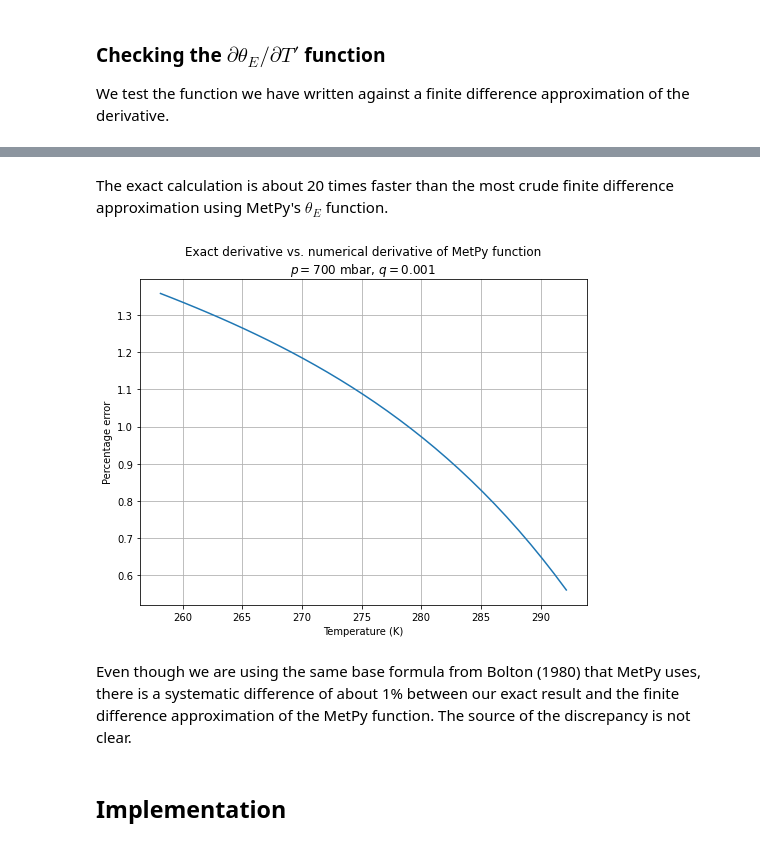
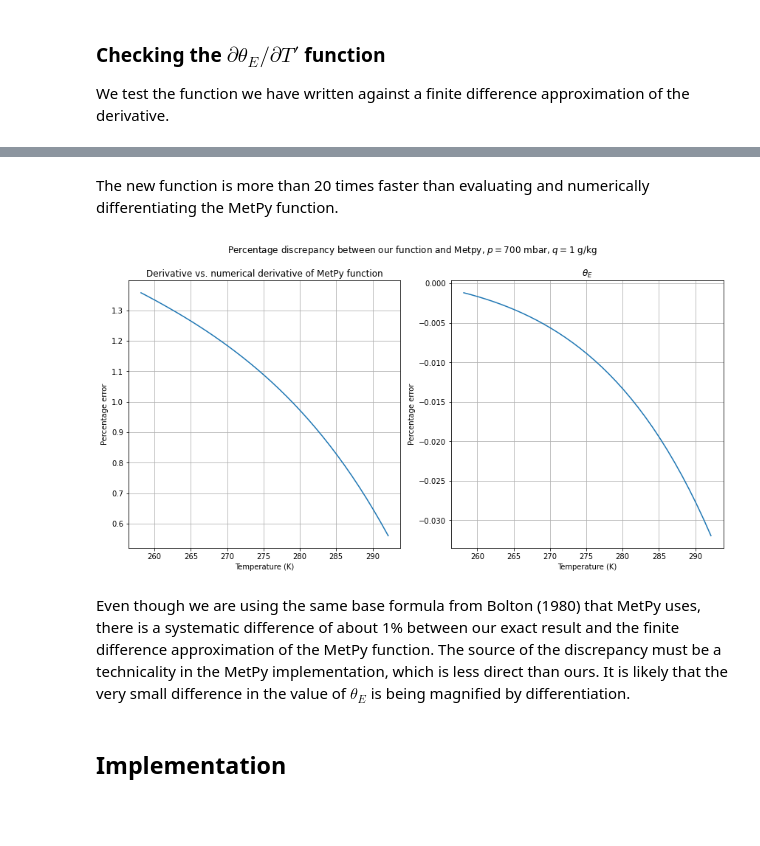
Before and after one commit to tschanzer/taste-of-research-21T3, a Jupyter notebook: notebooks/20211011_adiabat_switching/20211011_adiabat_switching.ipynb, the cells around one changed output, grey strips where cells are left out. Drawn from its saved outputs; the diff is of its cells as text; code cells hidden in the pictures; blank space fills up the shorter version.

```diff
--- a/notebooks/20211011_adiabat_switching/20211011_adiabat_switching.ipynb
+++ b/notebooks/20211011_adiabat_switching/20211011_adiabat_switching.ipynb
@@ -174,10 +182,15 @@ def theta_e_prime(p, Tk, q):
 
 We test the function we have written against a finite difference approximation of the derivative.
 # %%
-def thetae(T):
+def theta_e_metpy(T, p, q):
     dewpoint = mpcalc.dewpoint_from_specific_humidity(
-        700*units.mbar, T*units.kelvin, 1e-3)
+        p, T*units.kelvin, q)
     return mpcalc.equivalent_potential_temperature(
-        700*units.mbar, T*units.kelvin, dewpoint).m_as(units.kelvin)
+        p, T*units.kelvin, dewpoint).m_as(units.kelvin)
 
 temperature = np.arange(-15+273.15, 20+273.15)
+pressure = np.ones(temperature.size)*700*units.mbar
+specific_humidity = np.ones(temperature.size)*1e-3*units.dimensionless
+# %%
+%%time
+value_metpy = theta_e_metpy(temperature, pressure, specific_humidity)
@@ -184,7 +200,6 @@ temperature = np.arange(-15+273.15, 20+273.15)
 # %%
 %%time
-diff_metpy = np.array([
-    derivative(thetae, T, dx=0.1, order=3)
-    for T in temperature
-])
+diff_metpy = derivative(
+    theta_e_metpy, temperature, args=(pressure, specific_humidity),
+    dx=0.1, order=3)
 # %% [output]
@@ -201,0 +208,4 @@ Wall time: 22.1 ms
+# %%
+%%time
+value_new, diff_new = theta_e(
+    pressure, temperature*units.kelvin, specific_humidity, prime=True)
@@ -202,20 +215,31 @@ Wall time: 22.1 ms
 # %% [markdown]
-The exact calculation is about 20 times faster than the most crude finite difference approximation using MetPy's $\theta_E$ function.
+The new function is more than 20 times faster than evaluating and numerically differentiating the MetPy function.
 # %%
-fig = plt.figure(figsize=(8,6))
-ax = fig.add_subplot(111)
-ax.plot(temperature, (diff_metpy - diff_new_exact)/diff_metpy*100)
+fig = plt.figure(figsize=(12,6))
+ax = fig.add_subplot(121)
+ax.plot(temperature, (diff_metpy - diff_new)/diff_metpy*100)
 ax.grid()
 ax.set(
     xlabel='Temperature (K)',
     ylabel='Percentage error',
-    title=r'Exact derivative vs. numerical derivative of MetPy function'
-        '\n$p = 700$ mbar, $q = 0.001$')
+    title=r'Derivative vs. numerical derivative of MetPy function')
+
+ax = fig.add_subplot(122)
+ax.plot(temperature, (value_metpy - value_new)/value_metpy*100)
+ax.grid()
+ax.set(
+    xlabel='Temperature (K)',
+    ylabel='Percentage error',
+    title=r'$\theta_E$')
+
+fig.tight_layout()
+fig.suptitle(r'Percentage discrepancy between our function and Metpy, '
+             '$p = 700$ mbar, $q = 1$ g/kg', y=1.05)
 plt.show()
 # %% [output]
-[figure, old version]
+[figure, new version]
 # %% [markdown]
-Even though we are using the same base formula from Bolton (1980) that MetPy uses, there is a systematic difference of about 1% between our exact result and the finite difference approximation of the MetPy function. The source of the discrepancy is not clear.
+Even though we are using the same base formula from Bolton (1980) that MetPy uses, there is a systematic difference of about 1% between our exact result and the finite difference approximation of the MetPy function. The source of the discrepancy must be a technicality in the MetPy implementation, which is less direct than ours. It is likely that the very small difference in the value of $\theta_E$ is being magnified by differentiation.
 # %% [markdown]
 ## Implementation
 # %%
```
Also changed, not shown: parts of 17 cells of this notebook, 1 other file.
